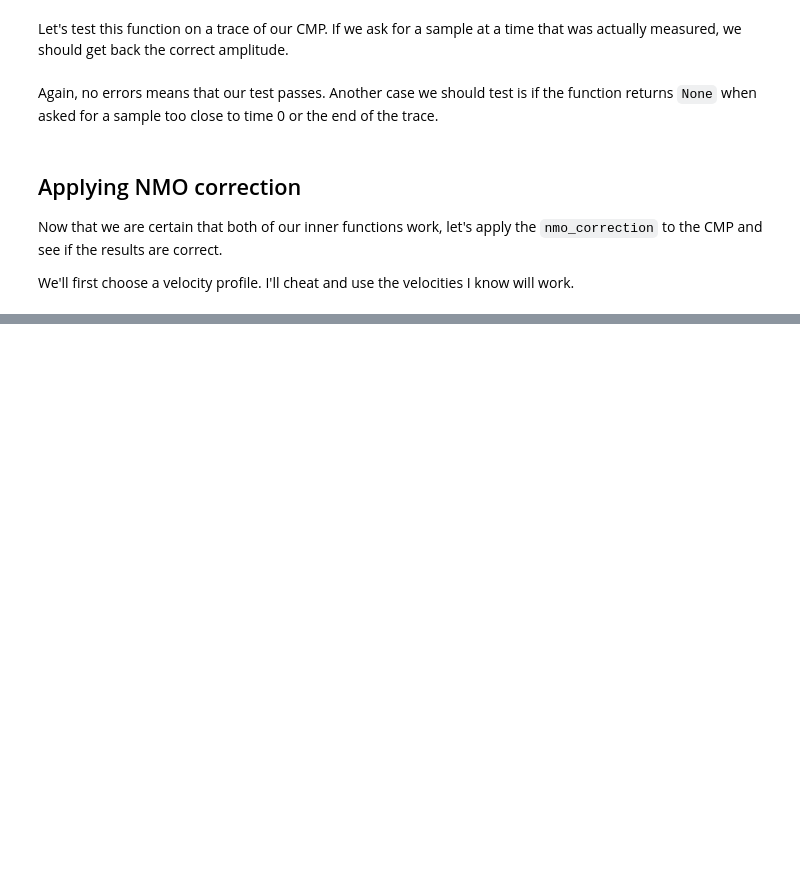
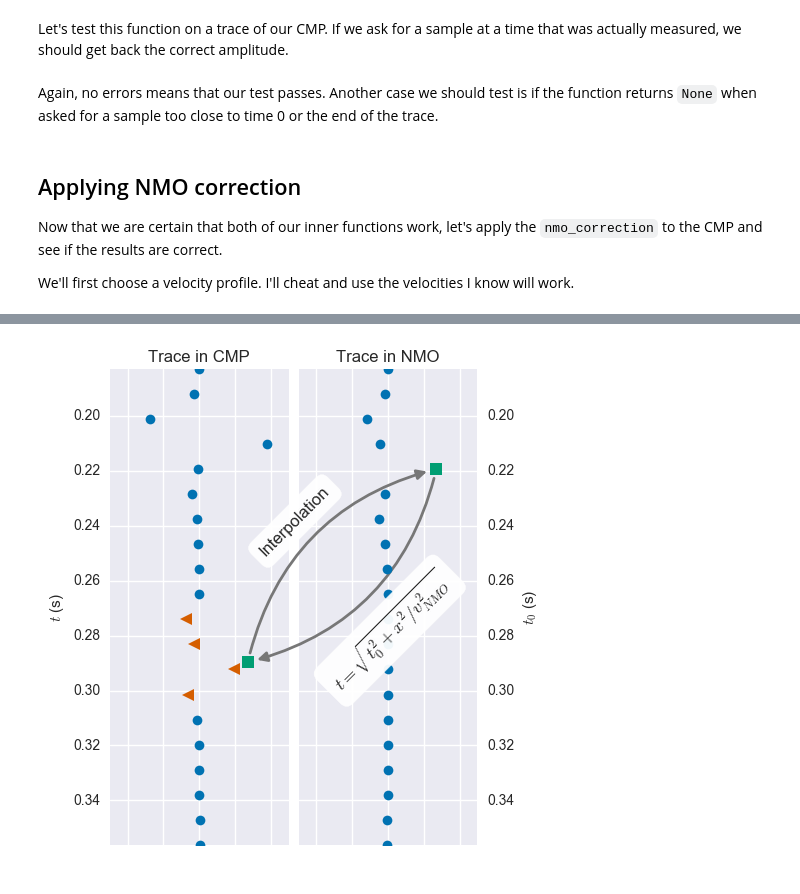
Before and after one commit to pinga-lab/nmo-tutorial, a Jupyter notebook: step-by-step-nmo.ipynb, the cells around one changed output, grey strips where cells are left out. Drawn from its saved outputs; the diff is of its cells as text; code cells hidden in the pictures; blank space fills up the shorter version.

```diff
--- a/step-by-step-nmo.ipynb
+++ b/step-by-step-nmo.ipynb
@@ -232,7 +244,7 @@ def sample_trace(trace, time, dt):
     else:
         times = dt*samples
         amps = trace[samples]
-        interpolator = interp1d(times, amps, kind='cubic')
+        interpolator = CubicSpline(times, amps)
         amplitude = interpolator(time)
     return amplitude
 # %% [markdown]
@@ -288,0 +325,74 @@ fig.tight_layout()
+# %%
+fig = plt.figure(figsize=(5, 5))
+
+times = np.arange(400, 800, 20)*dt
+trace = 10
+cmp_trace = cmp[400:800:20, trace]
+nmo_trace = nmo[400:800:20, trace]
+t0 = times[4]
+t = reflection_time(t0, offsets[trace], velocity=3800)
+amp_cmp = sample_trace(cmp[:, trace], t, dt)
+amp_nmo = nmo_trace[4]
+samples = np.array([False]*times.size)
+samples[[10, 11, 12, 13]] = True
+
+ax1 = plt.subplot(121)
+ax1.set_title('Trace in CMP')
+ax1.set_xticklabels([])
+ax1.set_ylabel(r'$t$ (s)')
+ax1.grid()
+ax1.set_ylim(times.max(), times.min())
+ax1.set_xlim(-0.5, 0.5)
+ax1.plot(cmp_trace[~samples], times[~samples], 'o')
+ax1.plot(amp_cmp, t, 's', markersize=9)
+ax1.plot(cmp_trace[samples], times[samples], '<', markersize=8)
+
+ax2 = plt.subplot(122)
+ax2.set_title('Trace in NMO')
+ax2.set_xticklabels([])
+ax2.set_ylabel(r'$t_0$ (s)')
+ax2.grid()
+ax2.set_ylim(times.max(), times.min())
+ax2.set_xlim(-0.5, 0.5)
+ax2.yaxis.tick_right()
+ax2.yaxis.set_label_position("right")
+ax2.plot(nmo_trace, times, 'o')
+ax2.plot(amp_nmo, t0, 's', markersize=9)
+
+# Add the arrows
+arrow_to_cmp = ConnectionPatch(
+    [amp_nmo, t0], [amp_cmp, t],
+    coordsA='data', coordsB='data',
+    axesA=ax2, axesB=ax1,
+    arrowstyle="-|>", shrinkA=7, shrinkB=7,
+    mutation_scale=20, fc="#777777",
+    linewidth=2, color='#777777',
+    connectionstyle='Arc3, rad=-0.3')
+ax2.add_artist(arrow_to_cmp)
+arrow_to_nmo = ConnectionPatch(
+    [amp_nmo, t0], [amp_cmp, t],
+    coordsA='data', coordsB='data',
+    axesA=ax2, axesB=ax1,
+    arrowstyle="<|-", shrinkA=7, shrinkB=7,
+    mutation_scale=20, fc="#777777",
+    linewidth=2, color='#777777',
+connectionstyle='Arc3, rad=0.3')
+ax2.add_artist(arrow_to_nmo)
+
+# Add the text and equation
+ax2.text(-0.02, 0.68, 'Interpolation',
+         horizontalalignment='center', verticalalignment='center',
+         rotation=45, transform=ax2.transAxes, fontsize=12,
+         bbox=dict(pad=0.5, edgecolor="white", facecolor='white', alpha=0.95, boxstyle="round"),)
+
+ax2.text(0.51, 0.45, r'$t = \sqrt{ t_0^2 + {x^2} / {v_{NMO}^2} }$',
+         horizontalalignment='center', verticalalignment='center',
+         rotation=45, transform=ax2.transAxes, fontsize=13,
+         bbox=dict(pad=0.5, edgecolor="white", facecolor='white', alpha=0.95, boxstyle="round"),)
+
+plt.tight_layout(pad=0.2, w_pad=0.7)
+plt.savefig('figures/sketch-interpolation/sketch-interpolation.png', dpi=1200)
+# %% [output]
+[figure, added]
+# %% [markdown]
+[]()
```
Also changed, not shown: parts of 14 cells of this notebook, 2 other files.
